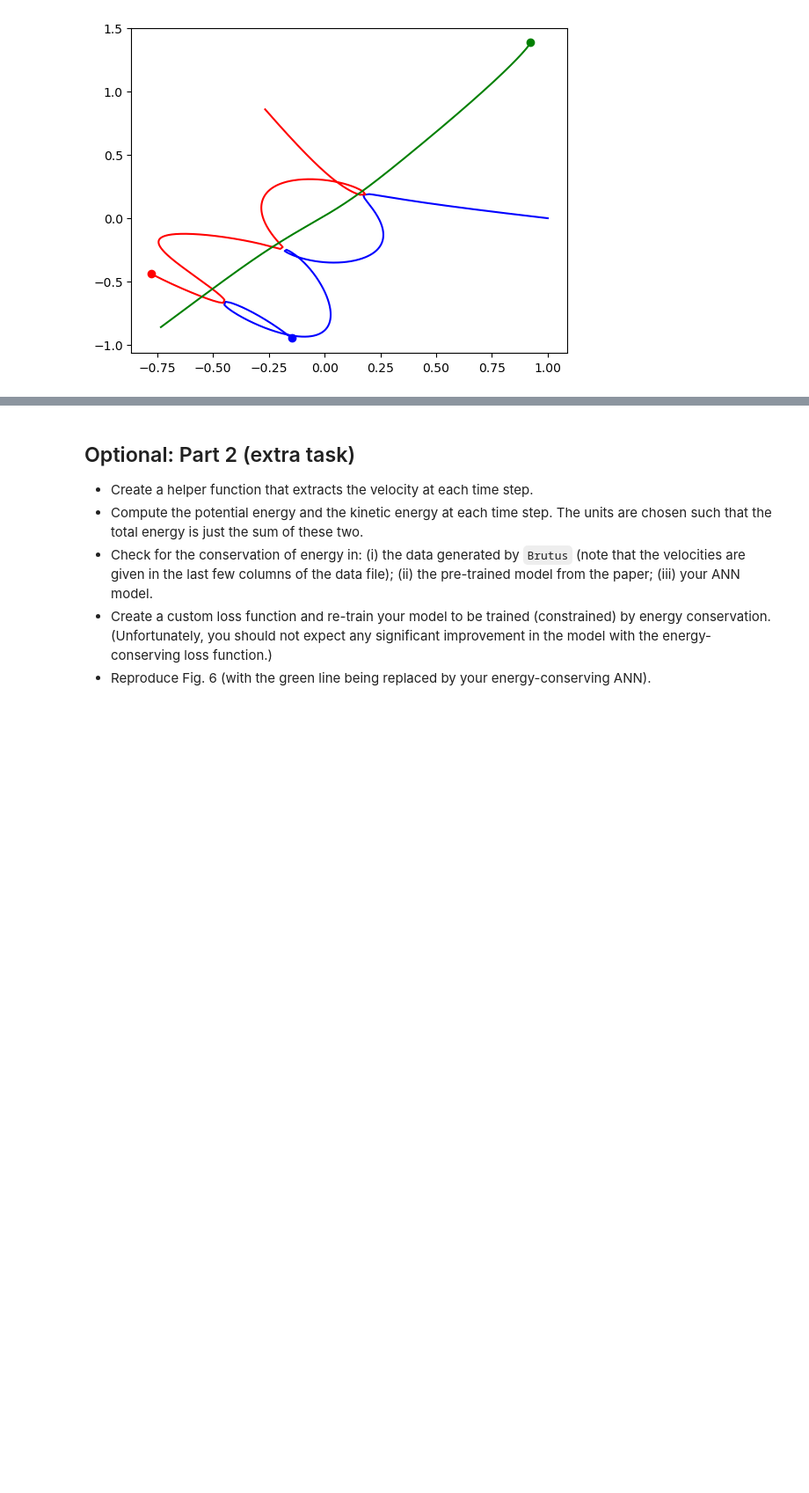
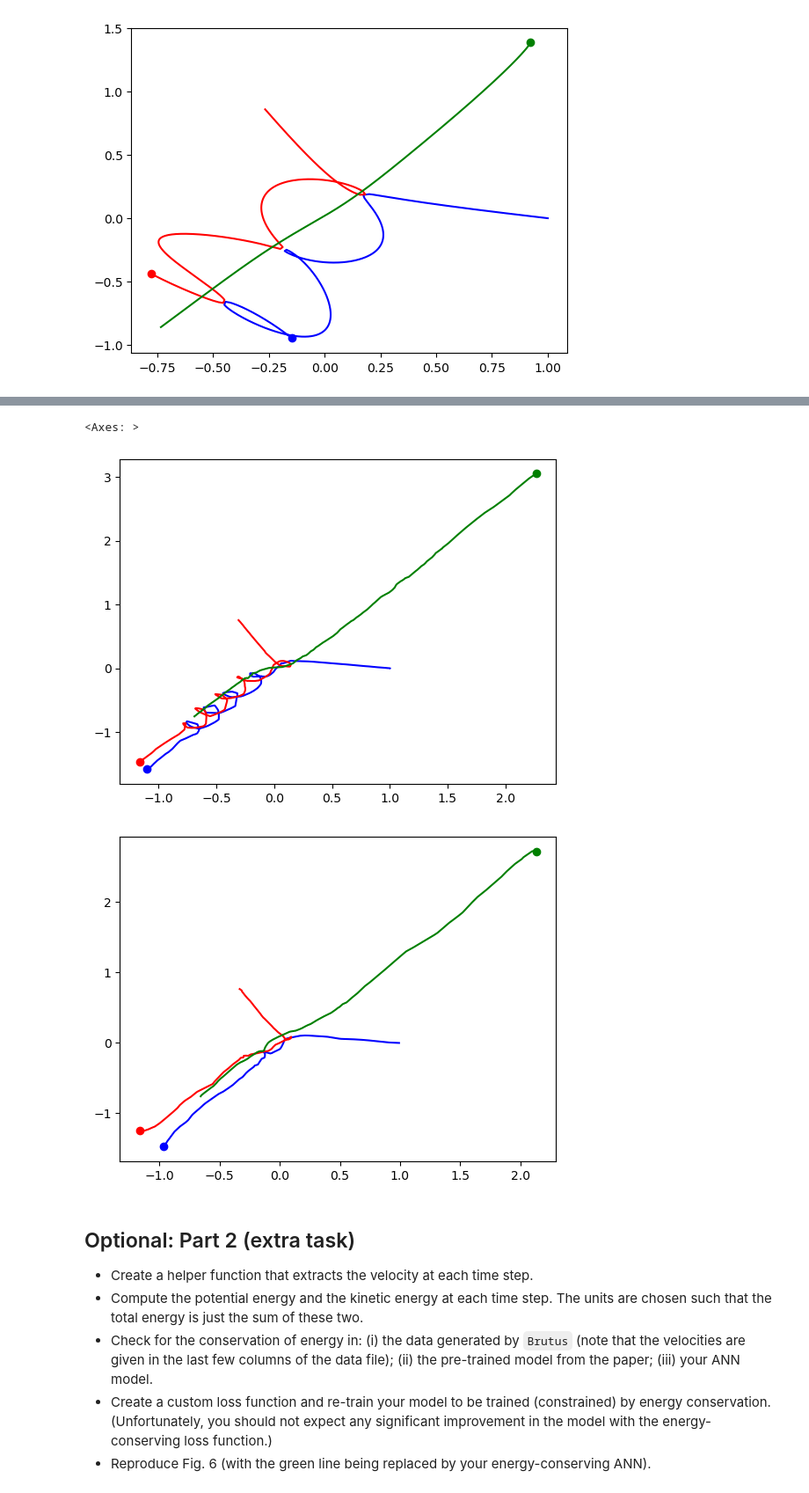
Before and after one commit to charbelnemer/tif285_project2, a Jupyter notebook: TIF285_Project2.ipynb, the cells around one changed output, grey strips where cells are left out. Shown at 88% size. Cells and saved outputs as stored; diff of their text form; code cells hidden in the pictures; blank space fills up the shorter version.

```diff
--- a/TIF285_Project2.ipynb
+++ b/TIF285_Project2.ipynb
@@ -235,0 +254,23 @@ ax.plot(-cleaned_data[idx,-1,3]-cleaned_data[idx,-1,1],-cleaned_data[idx,-1,4]-c
+# %%
+train_dataset = tf.data.Dataset.from_tensor_slices((x_train, y_train))
+train_dataset = train_dataset.batch(68000,drop_remainder=True)
+
+val_dataset = tf.data.Dataset.from_tensor_slices((x_test, y_test))
+val_dataset = val_dataset.batch(68000,drop_remainder=True)
+
+
+model = keras.Sequential()
+
+model.add(keras.layers.Flatten(input_shape=(3,)))
+model.add(keras.layers.Dense(64, activation="relu"))
+model.add(keras.layers.Dense(64, activation="relu"))
+model.add(keras.layers.Dense(64, activation="relu"))
+model.add(keras.layers.Dense(64, activation="relu"))
+model.add(keras.layers.Dense(64, activation="relu"))
+model.add(keras.layers.Dense(4, activation="linear"))
+
+optimizer=keras.optimizers.Adam(0.001, 0.5, 0.5)
+loss=keras.losses.MeanAbsoluteError()
+model.compile(loss = loss,optimizer = optimizer, metrics = ['mean_absolute_error'])
+model.fit(train_dataset, epochs=100, validation_data = val_dataset)
+model.save("my_model.keras")
@@ -235,0 +295,12 @@ ax.plot(-cleaned_data[idx,-1,3]-cleaned_data[idx,-1,1],-cleaned_data[idx,-1,4]-c
+# %%
+idx = indices_val[6]
+x_lab, y_lab = get_data(idx)
+
+predictions = pre_trained_model.predict(x_lab)
+p1, p2, p3 = get_trajectories(predictions)
+plot_trajectories(p1,p2,p3)
+
+predictions = model.predict(x_lab)
+p1, p2, p3 = get_trajectories(predictions)
+plot_trajectories(p1,p2,p3)
+# %% [output]
@@ -236,3 +309,6 @@ ax.plot(-cleaned_data[idx,-1,3]-cleaned_data[idx,-1,1],-cleaned_data[idx,-1,4]-c
+<Axes: >
+[figure, added]
+[figure, added]
 # %% [markdown]
 ## Optional: Part 2 (extra task)
 * Create a helper function that extracts the velocity at each time step.
```
Also changed, not shown: parts of 5 cells of this notebook.
